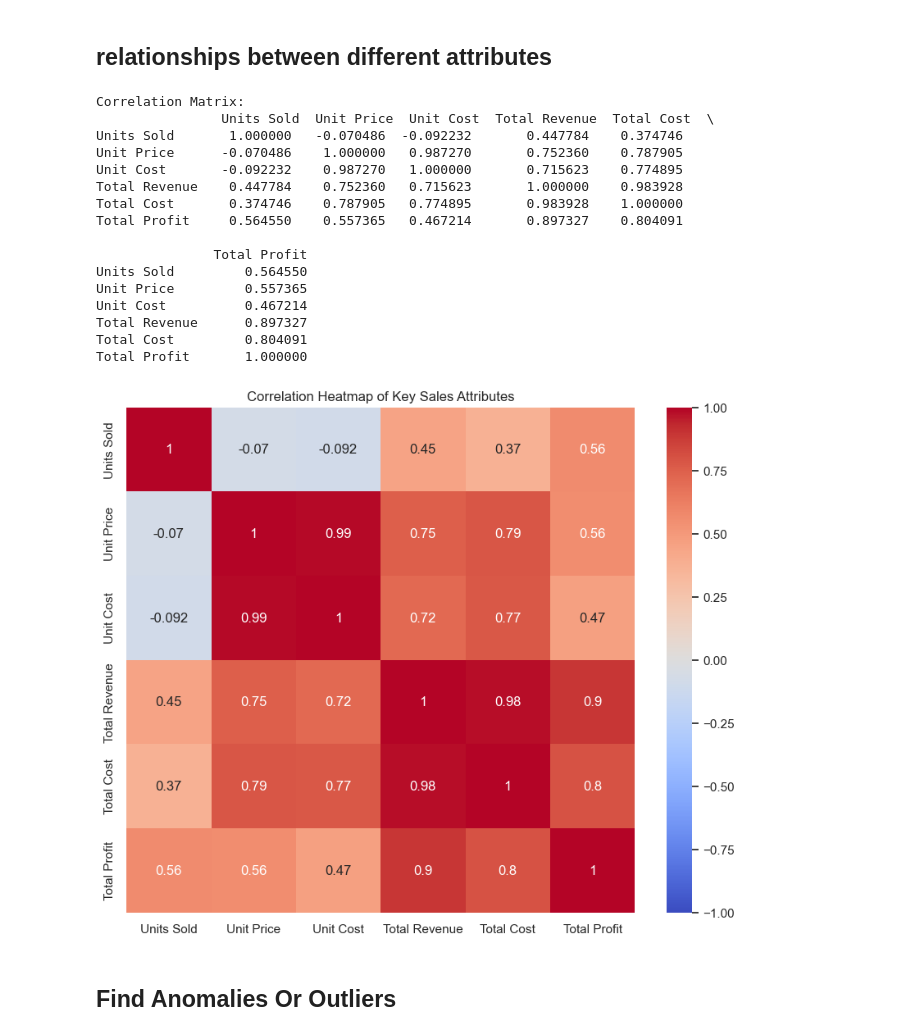
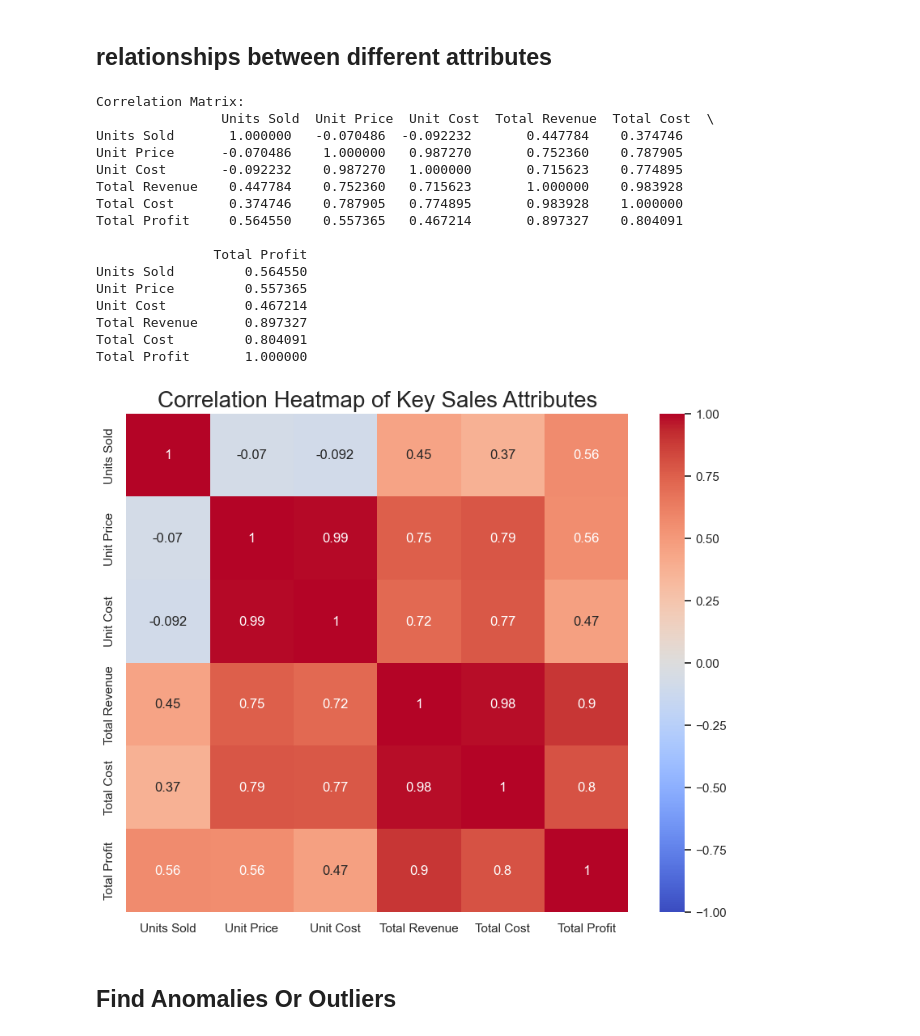
Before and after one commit to UsmanAhamed12/Data-Analyst-Intern-Project, a Jupyter notebook: AMAZON SALES PROJECT/NoteBooks/EDA_Amazon_Sales.ipynb, the cells around one changed output. Saved outputs shown, nothing was run; the diff lists cells and outputs as text; code cells hidden in the pictures.

```diff
--- a/AMAZON SALES PROJECT/NoteBooks/EDA_Amazon_Sales.ipynb
+++ b/AMAZON SALES PROJECT/NoteBooks/EDA_Amazon_Sales.ipynb
@@ -275,35 +275,35 @@ Passing `palette` without assigning `hue` is deprecated and will be removed in v
 correlation_columns = ['Units Sold', 'Unit Price', 'Unit Cost', 'Total Revenue', 'Total Cost', 'Total Profit']
 correlation_data = df[correlation_columns]
 
 # Calculate the correlation matrix
 correlation_matrix = correlation_data.corr()
 
 # Display the correlation matrix
 print("Correlation Matrix:\n", correlation_matrix)
 
 # Visualize the correlation matrix using a heatmap
 plt.figure(figsize=(10, 8))
 sns.heatmap(correlation_matrix, annot=True, cmap='coolwarm', vmin=-1, vmax=1)
-plt.title("Correlation Heatmap of Key Sales Attributes")
+plt.title("Correlation Heatmap of Key Sales Attributes", fontsize = 20)
 plt.show()
 # %% [output]
 Correlation Matrix:
                 Units Sold  Unit Price  Unit Cost  Total Revenue  Total Cost  \
 Units Sold       1.000000   -0.070486  -0.092232       0.447784    0.374746
 Unit Price      -0.070486    1.000000   0.987270       0.752360    0.787905
 Unit Cost       -0.092232    0.987270   1.000000       0.715623    0.774895
 Total Revenue    0.447784    0.752360   0.715623       1.000000    0.983928
 Total Cost       0.374746    0.787905   0.774895       0.983928    1.000000
 Total Profit     0.564550    0.557365   0.467214       0.897327    0.804091
 
                Total Profit
 Units Sold         0.564550
 Unit Price         0.557365
 Unit Cost          0.467214
 Total Revenue      0.897327
 Total Cost         0.804091
 Total Profit       1.000000
-[figure, old version]
+[figure, new version]
 # %% [markdown]
 ## Find Anomalies Or Outliers
 # %%
```
Also changed, not shown: parts of 1 cell of this notebook, 10 other files.
